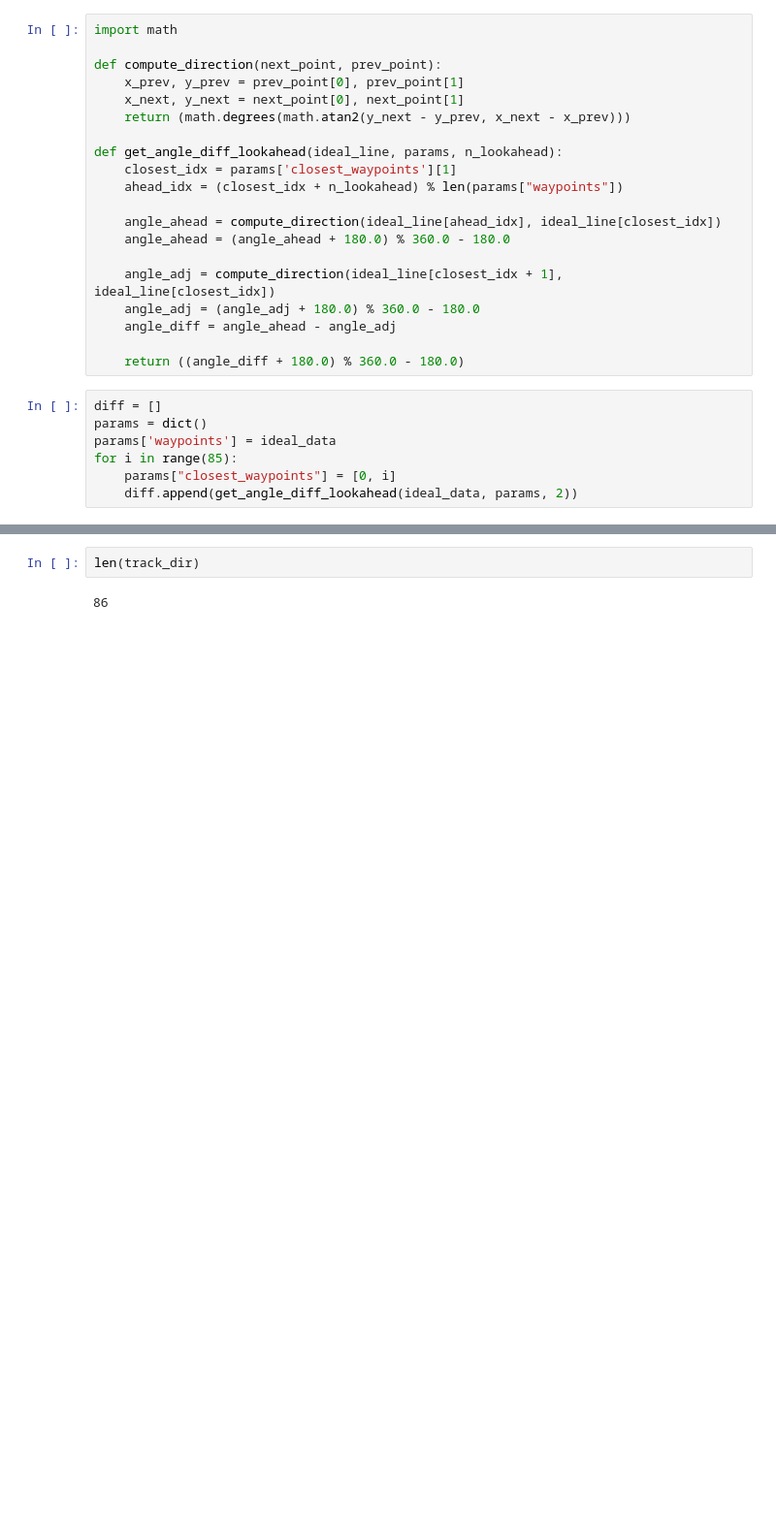
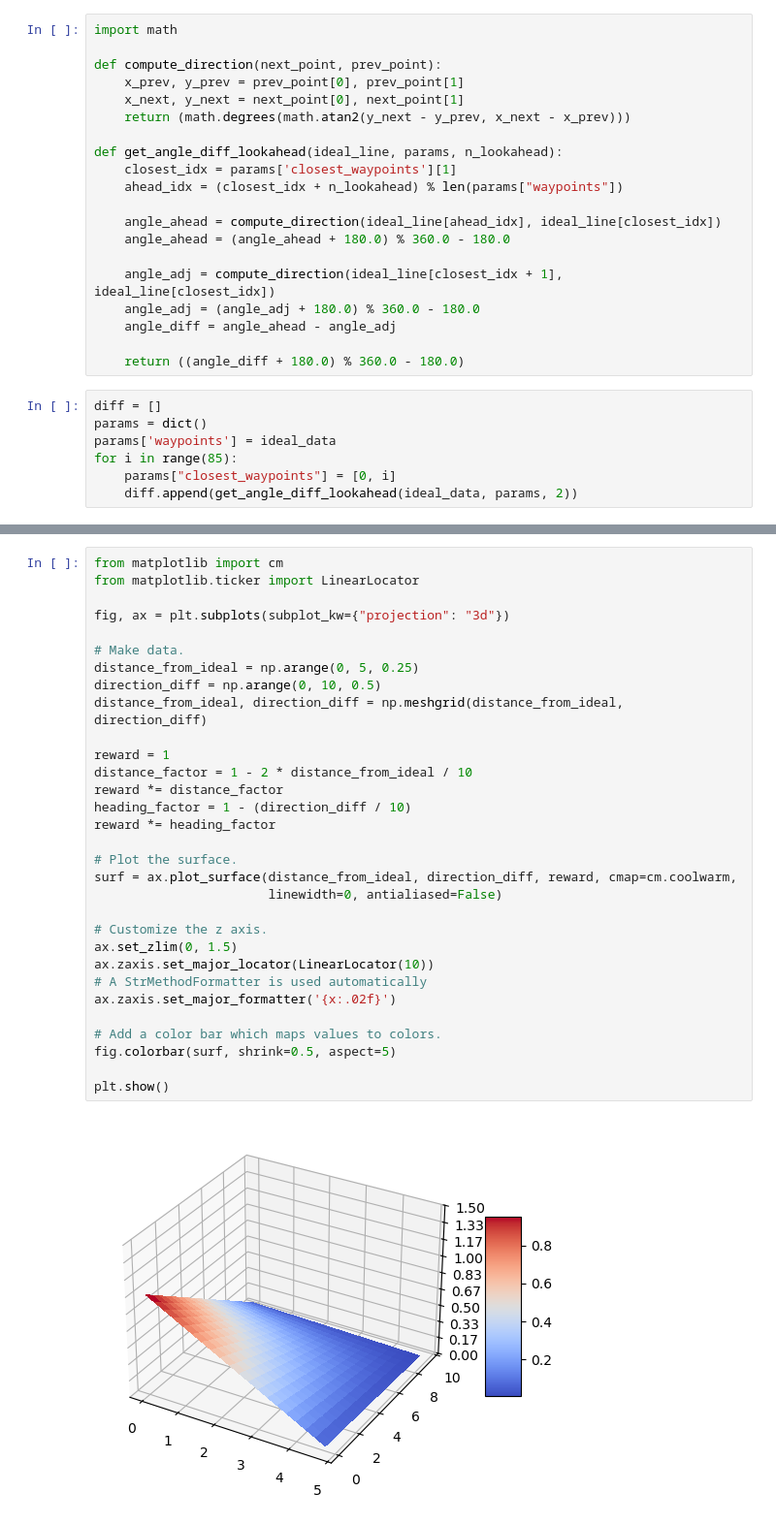
Before and after one commit to nachtdenkerr/42Horsepower, a Jupyter notebook: test.ipynb, the cells around one changed output, grey strips where cells are left out. Shown at 97% size. Saved outputs shown, nothing was run; the diff lists cells and outputs as text; blank space fills up the shorter version.

Commit message:
fix: multiplicative rewards

```diff
--- a/test.ipynb
+++ b/test.ipynb
@@ -321,7 +321,36 @@ plt.axis("equal")
 plt.show()
 # %% [output]
 [figure]
-# %%
-len(track_dir)
-# %% [output]
-86
+# %%
+from matplotlib import cm
+from matplotlib.ticker import LinearLocator
+
+fig, ax = plt.subplots(subplot_kw={"projection": "3d"})
+
+# Make data.
+distance_from_ideal = np.arange(0, 5, 0.25)
+direction_diff = np.arange(0, 10, 0.5)
+distance_from_ideal, direction_diff = np.meshgrid(distance_from_ideal, direction_diff)
+
+reward = 1
+distance_factor = 1 - 2 * distance_from_ideal / 10
+reward *= distance_factor
+heading_factor = 1 - (direction_diff / 10)
+reward *= heading_factor
+
+# Plot the surface.
+surf = ax.plot_surface(distance_from_ideal, direction_diff, reward, cmap=cm.coolwarm,
+                       linewidth=0, antialiased=False)
+
+# Customize the z axis.
+ax.set_zlim(0, 1.5)
+ax.zaxis.set_major_locator(LinearLocator(10))
+# A StrMethodFormatter is used automatically
+ax.zaxis.set_major_formatter('{x:.02f}')
+
+# Add a color bar which maps values to colors.
+fig.colorbar(surf, shrink=0.5, aspect=5)
+
+plt.show()
+# %% [output]
+[figure, added]
```
Also changed, not shown: parts of 6 cells of this notebook, 1 other file.
